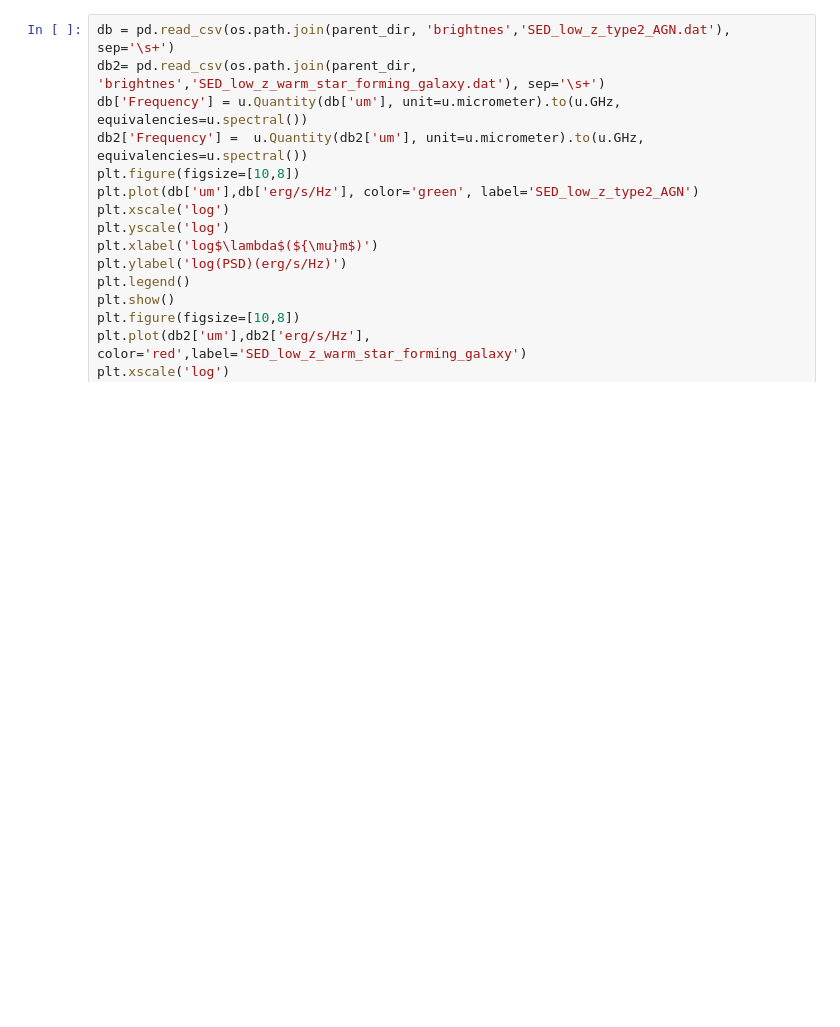
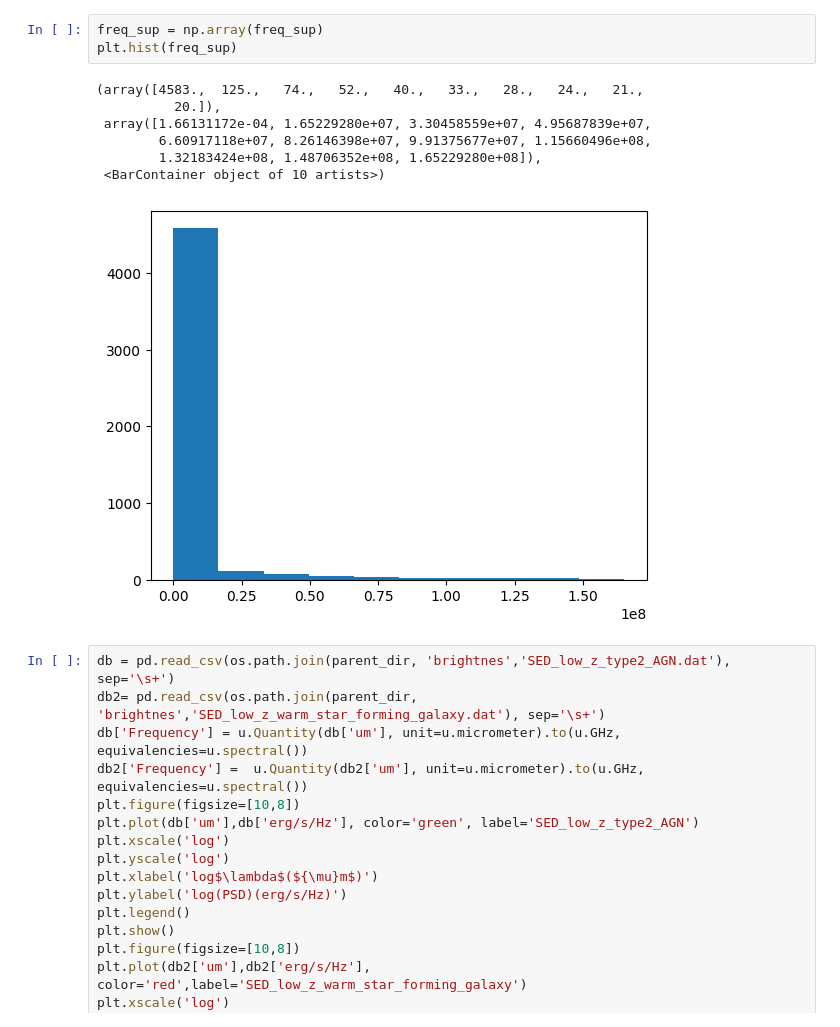
Before and after one commit to MicheleDelliVeneri/ALMASim, a Jupyter notebook: experimental/Sed-plot.ipynb, the cells around one changed output. Saved outputs shown, nothing was run; the diff lists cells and outputs as text; blank space fills up the shorter version.

```diff
--- a/experimental/Sed-plot.ipynb
+++ b/experimental/Sed-plot.ipynb
@@ -36,3 +49,14 @@ memory usage: 78.3 KB
+# %%
+freq_sup = np.array(freq_sup)
+plt.hist(freq_sup)
+# %% [output]
+(array([4583.,  125.,   74.,   52.,   40.,   33.,   28.,   24.,   21.,
+          20.]),
+ array([1.66131172e-04, 1.65229280e+07, 3.30458559e+07, 4.95687839e+07,
+        6.60917118e+07, 8.26146398e+07, 9.91375677e+07, 1.15660496e+08,
+        1.32183424e+08, 1.48706352e+08, 1.65229280e+08]),
+ <BarContainer object of 10 artists>)
+[figure, added]
 # %%
 db = pd.read_csv(os.path.join(parent_dir, 'brightnes','SED_low_z_type2_AGN.dat'), sep='\s+')
 db2= pd.read_csv(os.path.join(parent_dir, 'brightnes','SED_low_z_warm_star_forming_galaxy.dat'), sep='\s+')
```
Also changed, not shown: parts of 7 cells of this notebook, 2 other files.
